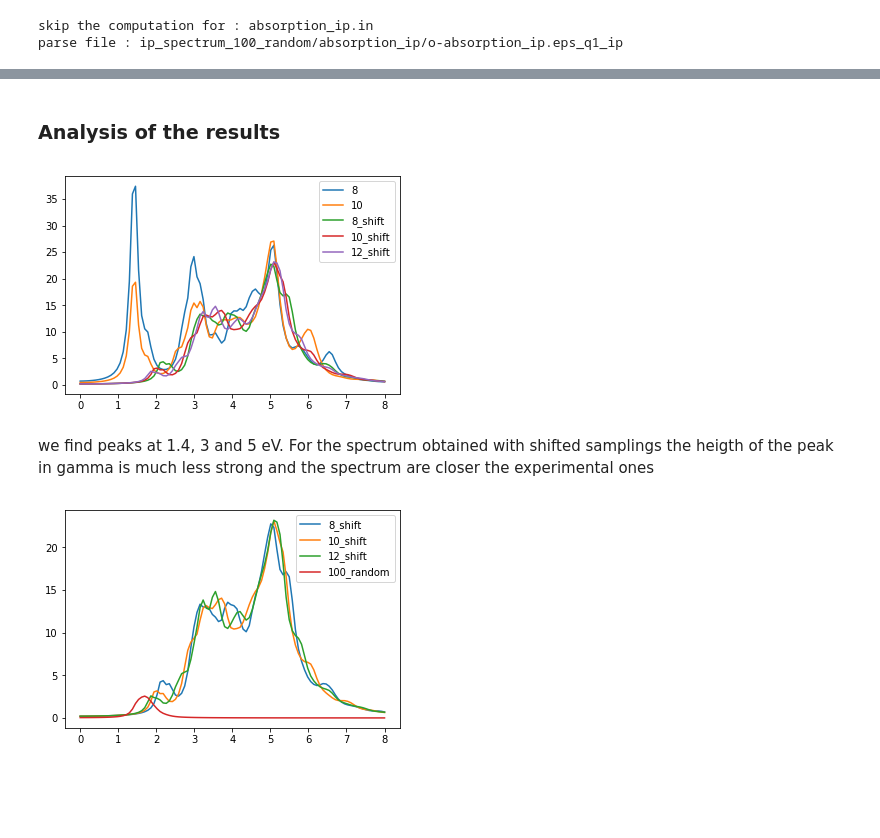
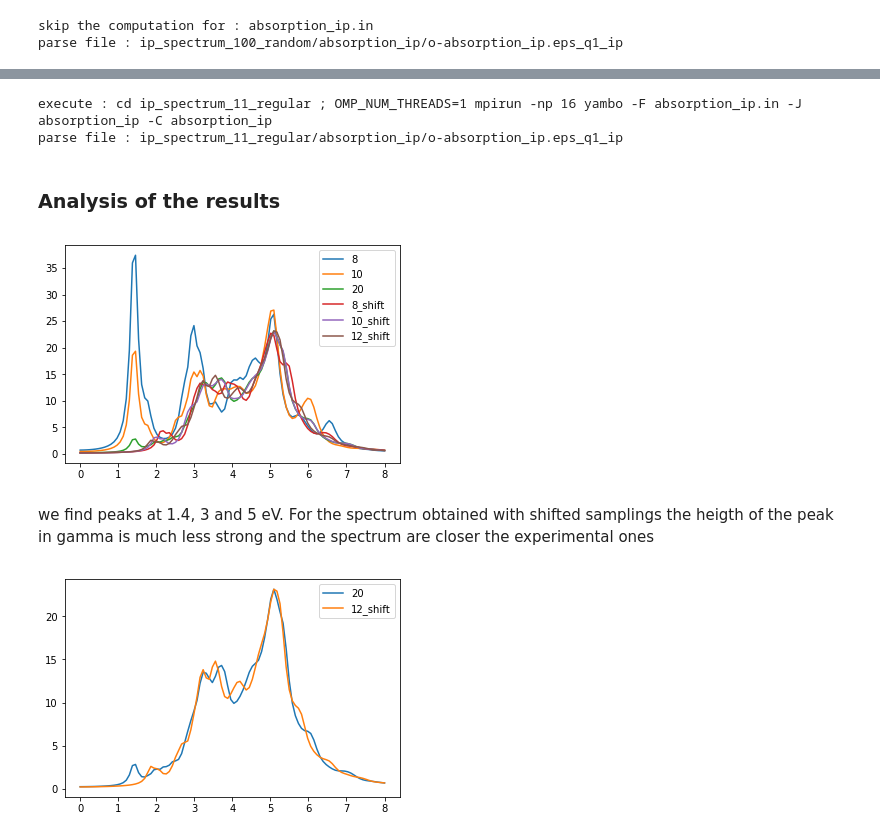
Before and after one commit to marcodalessandro76/Generation-and-decay-of-the-degree-of-spin-polarization-in-GaAs, a Jupyter notebook: Absorption_spectrum_ip.ipynb, the cells around one changed output, grey strips where cells are left out. Saved outputs shown, nothing was run; the diff lists cells and outputs as text; code cells hidden in the pictures; blank space fills up the shorter version.

```diff
--- a/Absorption_spectrum_ip.ipynb
+++ b/Absorption_spectrum_ip.ipynb
@@ -69,0 +72,2 @@ parse file : ip_spectrum_10/absorption_ip/o-absorption_ip.eps_q1_ip
+# %%
+ip_20 = D.Dataset(label='20',run_dir='ip_spectrum_20',pre_processing='yambo')
@@ -69,0 +93,2 @@ parse file : ip_spectrum_10/absorption_ip/o-absorption_ip.eps_q1_ip
+# %%
+ip_20.run()
@@ -170,15 +221,23 @@ parse file : ip_spectrum_100_random/absorption_ip/o-absorption_ip.eps_q1_ip
+# %%
+ip_11_regular.run()
+# %% [output]
+execute : cd ip_spectrum_11_regular ; OMP_NUM_THREADS=1 mpirun -np 16 yambo -F absorption_ip.in -J absorption_ip -C absorption_ip
+parse file : ip_spectrum_11_regular/absorption_ip/o-absorption_ip.eps_q1_ip
 # %% [markdown]
 ### Analysis of the results
 # %%
 res_8 = ip_8.results[0]
 res_10 = ip_10.results[0]
+res_20 = ip_20.results[0]
 res_8_shift = ip_8_shift.results[0]
 res_10_shift = ip_10_shift.results[0]
 res_12_shift = ip_12_shift.results[0]
 res_100_random = ip_100_random.results[0]
+res_11_regular = ip_11_regular.results[0]
 # %%
 plt.plot(res_8.E,res_8.Im,label='8')
 plt.plot(res_10.E,res_10.Im,label='10')
+plt.plot(res_20.E,res_20.Im,label='20')
 plt.plot(res_8_shift.E,res_8_shift.Im,label='8_shift')
 plt.plot(res_10_shift.E,res_10_shift.Im,label='10_shift')
 plt.plot(res_12_shift.E,res_12_shift.Im,label='12_shift')
@@ -186,15 +245,15 @@ plt.plot(res_12_shift.E,res_12_shift.Im,label='12_shift')
 plt.legend()
 plt.show()
 # %% [output]
-[figure, old version]
+[figure, new version]
 # %% [markdown]
 we find peaks at 1.4, 3 and 5 eV. For the spectrum obtained with shifted samplings the heigth of the peak in gamma is much less strong and the spectrum are closer the experimental ones
 # %%
-plt.plot(res_8_shift.E,res_8_shift.Im,label='8_shift')
-plt.plot(res_10_shift.E,res_10_shift.Im,label='10_shift')
+plt.plot(res_20.E,res_20.Im,label='20')
+#plt.plot(res_8_shift.E,res_8_shift.Im,label='8_shift')
+#plt.plot(res_10_shift.E,res_10_shift.Im,label='10_shift')
 plt.plot(res_12_shift.E,res_12_shift.Im,label='12_shift')
-plt.plot(res_100_random.E,np.array(res_100_random.Im)/1000,label='100_random')
 plt.legend()
 plt.show()
 # %% [output]
-[figure, old version]
+[figure, new version]
```
Also changed, not shown: parts of 14 cells of this notebook, 4 other files.
